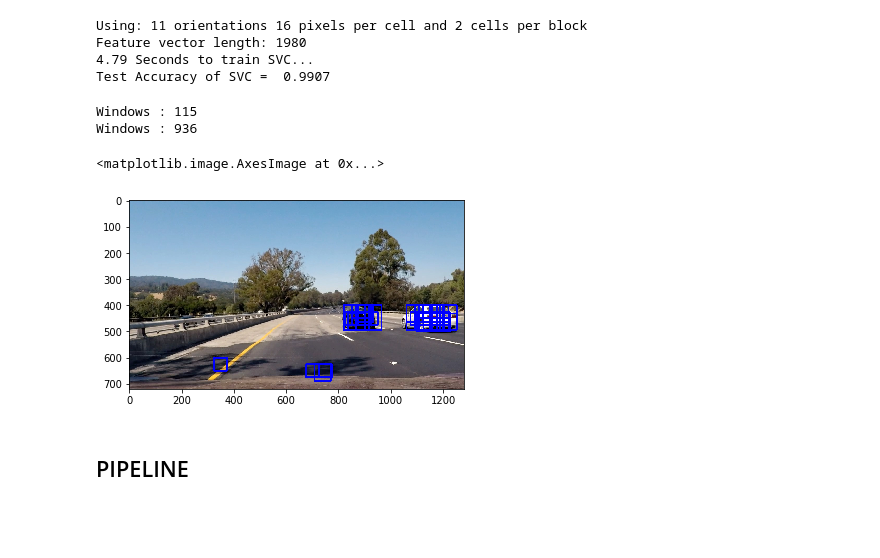
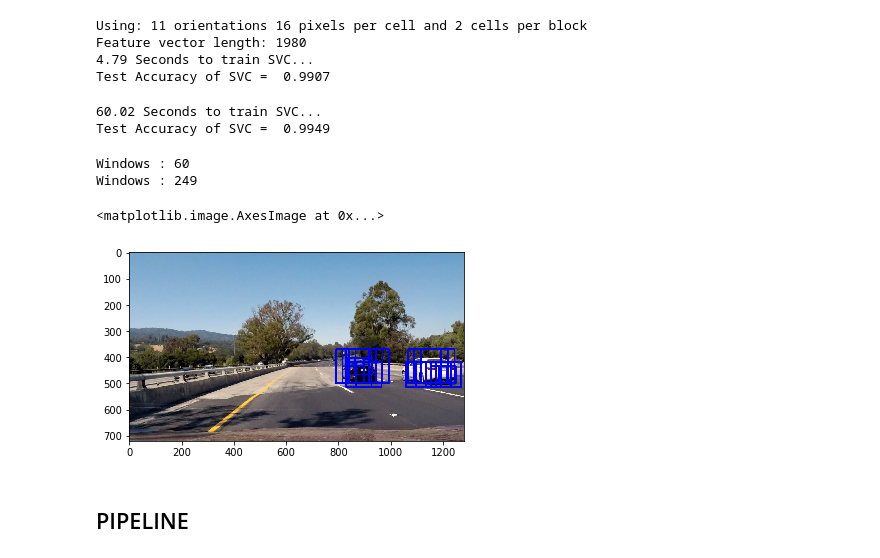
Before and after one commit to ssikmr/CarND-Vehicle-Detection-master, a Jupyter notebook: P5_Vehicle_detection.ipynb, the cells around one changed output. Saved outputs shown, nothing was run; the diff lists cells and outputs as text; code cells hidden in the pictures; blank space fills up the shorter version.

```diff
--- a/P5_Vehicle_detection.ipynb
+++ b/P5_Vehicle_detection.ipynb
@@ -308,11 +309,11 @@ hist_bins = 8    # Number of histogram bins
 spatial_feat = True # Spatial features on or off
 hist_feat = True # Histogram features on or off
 hog_feat = True # HOG features on or off
-y_start_stop = [370, None] # Min and max in y to search in slide_window()
-x_start_stop = [680, None] # Min and max in y to search in slide_window()
+y_start_stop = [370, 640] # Min and max in y to search in slide_window()
+x_start_stop = [640, 1279] # Min and max in y to search in slide_window()
 
-MIN_WX = 50
-MIN_WY = 50
+MIN_WX = 40
+MIN_WY = 30
 # %%
 car_features = extract_features(cars, color_space=color_space,
                         spatial_size=spatial_size, hist_bins=hist_bins,
@@ -370,41 +362,55 @@ Using: 11 orientations 16 pixels per cell and 2 cells per block
 Feature vector length: 1980
 4.79 Seconds to train SVC...
 Test Accuracy of SVC =  0.9907
+# %%
+# Use a linear SVC
+#svc = LinearSVC()
+svc = SVC(kernel = 'rbf')
+# Check the training time for the SVC
+t=time.time()
+svc.fit(X_train, y_train)
+t2 = time.time()
+print(round(t2-t, 2), 'Seconds to train SVC...')
+# Check the score of the SVC
+print('Test Accuracy of SVC = ', round(svc.score(X_test, y_test), 4))
+# %% [output]
+60.02 Seconds to train SVC...
+Test Accuracy of SVC =  0.9949
 # %%
 # Check the prediction time for a single sample
 t=time.time()
 
 image = mpimg.imread('./test_images/test4.jpg')
 draw_image = np.copy(image)
 
 # Uncomment the following line if you extracted training
 # data from .png images (scaled 0 to 1 by mpimg) and the
 # image you are searching is a .jpg (scaled 0 to 255)
 #image = image.astype(np.float32)/255
 
-windows = slide_window(image, x_start_stop=x_start_stop, y_start_stop=y_start_stop,xy_window=(96, 96), xy_overlap=(0.5, 0.5))
+windows = slide_window(image, x_start_stop=x_start_stop, y_start_stop=y_start_stop,xy_window=(96, 96), xy_overlap=(0.6, 0.5))
 
 print("Windows :",len(windows))
 
 windows.extend(slide_window(image, x_start_stop=x_start_stop, y_start_stop=y_start_stop,xy_window=(64, 64), xy_overlap=(0.5, 0.5)))
-windows.extend(slide_window(image, x_start_stop=x_start_stop, y_start_stop=y_start_stop,xy_window=(50, 50), xy_overlap=(0.5, 0.5)))
+windows.extend(slide_window(image, x_start_stop=x_start_stop, y_start_stop=y_start_stop,xy_window=(128, 128), xy_overlap=(0.8, 0.5)))
 
 print("Windows :",len(windows))
 hot_windows = search_windows(image, windows, svc, X_scaler, color_space=color_space,
                         spatial_size=spatial_size, hist_bins=hist_bins,
                         orient=orient, pix_per_cell=pix_per_cell,
                         cell_per_block=cell_per_block,
                         hog_channel=hog_channel, spatial_feat=spatial_feat,
                         hist_feat=hist_feat, hog_feat=hog_feat)
 
 window_img = draw_boxes(draw_image, hot_windows, color=(0, 0, 255), thick=6)
 
 plt.imshow(window_img)
 # %% [output]
-Windows : 115
-Windows : 936
+Windows : 60
+Windows : 249
 <matplotlib.image.AxesImage at 0x...>
-[figure, old version]
+[figure, new version]
 # %%
 def add_heat(heatmap, bbox_list):
     # Iterate through list of bboxes
```
Also changed, not shown: parts of 8 cells of this notebook, 1 other file.
